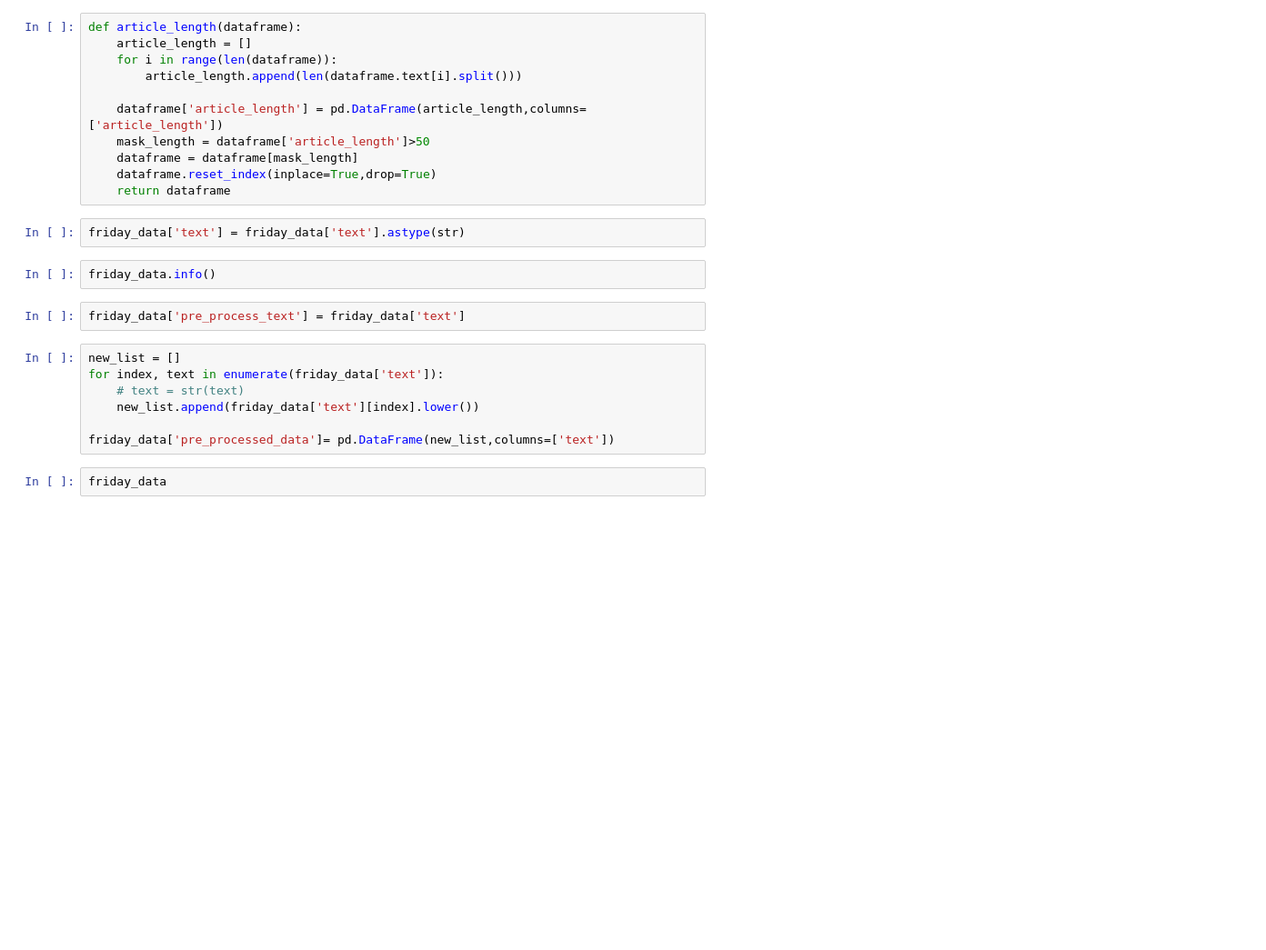
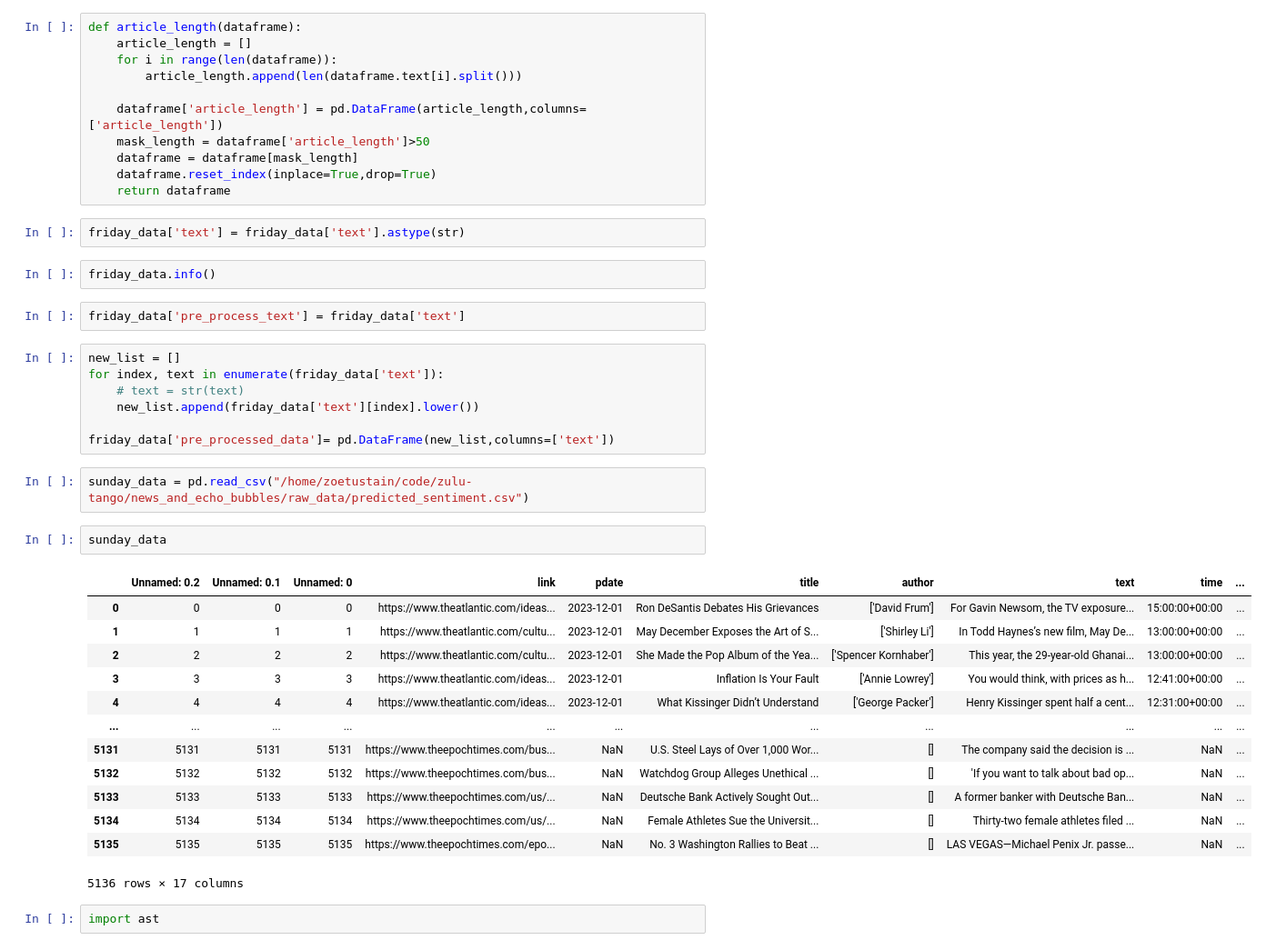
Before and after one commit to zulu-tango/news_and_echo_bubbles, a Jupyter notebook: notebooks/zoe_scraping.ipynb, the cells around one changed output. Shown at 91% size. Drawn from its saved outputs; the diff is of its cells as text; blank space fills up the shorter version.

Commit message:
sunday update

```diff
--- a/notebooks/zoe_scraping.ipynb
+++ b/notebooks/zoe_scraping.ipynb
@@ -589,4 +655,22 @@ for index, text in enumerate(friday_data['text']):
 
 friday_data['pre_processed_data']= pd.DataFrame(new_list,columns=['text'])
 # %%
-friday_data
+sunday_data = pd.read_csv("/home/zoetustain/code/zulu-tango/news_and_echo_bubbles/raw_data/predicted_sentiment.csv")
+# %%
+sunday_data
+# %% [output]
+|  | Unnamed: 0.2 | Unnamed: 0.1 | Unnamed: 0 | link | pdate | title | author | text | time | ... |
+| 0 | 0 | 0 | 0 | https://www.theatlantic.com/ideas... | 2023-12-01 | Ron DeSantis Debates His Grievances | ['David Frum'] | For Gavin Newsom, the TV exposure... | 15:00:00+00:00 | ... |
+| 1 | 1 | 1 | 1 | https://www.theatlantic.com/cultu... | 2023-12-01 | May December Exposes the Art of S... | ['Shirley Li'] | In Todd Haynes’s new film, May De... | 13:00:00+00:00 | ... |
+| 2 | 2 | 2 | 2 | https://www.theatlantic.com/cultu... | 2023-12-01 | She Made the Pop Album of the Yea... | ['Spencer Kornhaber'] | This year, the 29-year-old Ghanai... | 13:00:00+00:00 | ... |
+| 3 | 3 | 3 | 3 | https://www.theatlantic.com/ideas... | 2023-12-01 | Inflation Is Your Fault | ['Annie Lowrey'] | You would think, with prices as h... | 12:41:00+00:00 | ... |
+| 4 | 4 | 4 | 4 | https://www.theatlantic.com/ideas... | 2023-12-01 | What Kissinger Didn’t Understand | ['George Packer'] | Henry Kissinger spent half a cent... | 12:31:00+00:00 | ... |
+| ... | ... | ... | ... | ... | ... | ... | ... | ... | ... | ... |
+| 5131 | 5131 | 5131 | 5131 | https://www.theepochtimes.com/bus... | NaN | U.S. Steel Lays of Over 1,000 Wor... | [] | The company said the decision is ... | NaN | ... |
+| 5132 | 5132 | 5132 | 5132 | https://www.theepochtimes.com/bus... | NaN | Watchdog Group Alleges Unethical ... | [] | 'If you want to talk about bad op... | NaN | ... |
+| 5133 | 5133 | 5133 | 5133 | https://www.theepochtimes.com/us/... | NaN | Deutsche Bank Actively Sought Out... | [] | A former banker with Deutsche Ban... | NaN | ... |
+| 5134 | 5134 | 5134 | 5134 | https://www.theepochtimes.com/us/... | NaN | Female Athletes Sue the Universit... | [] | Thirty-two female athletes filed ... | NaN | ... |
+| 5135 | 5135 | 5135 | 5135 | https://www.theepochtimes.com/epo... | NaN | No. 3 Washington Rallies to Beat ... | [] | LAS VEGAS—Michael Penix Jr. passe... | NaN | ... |
+5136 rows × 17 columns
+# %%
+import ast
```
Also changed, not shown: parts of 29 cells of this notebook, 6 other files.
